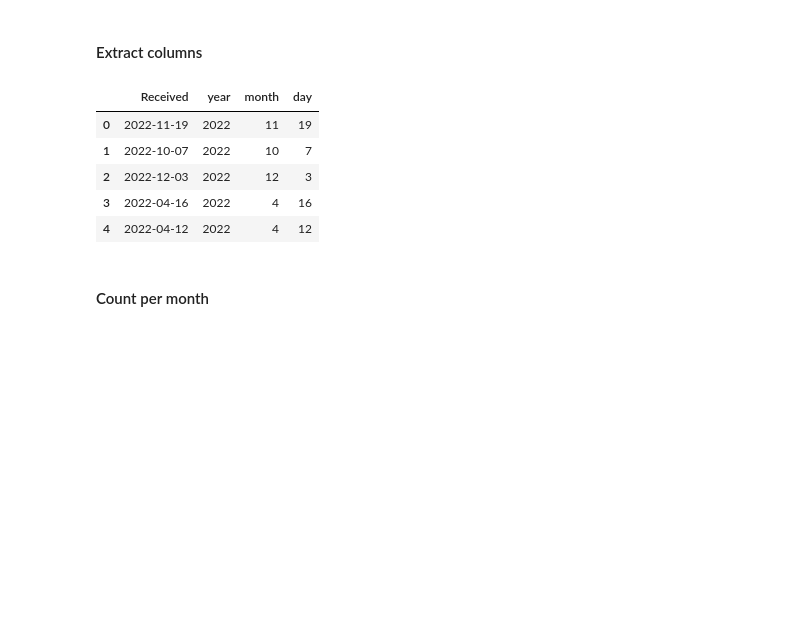
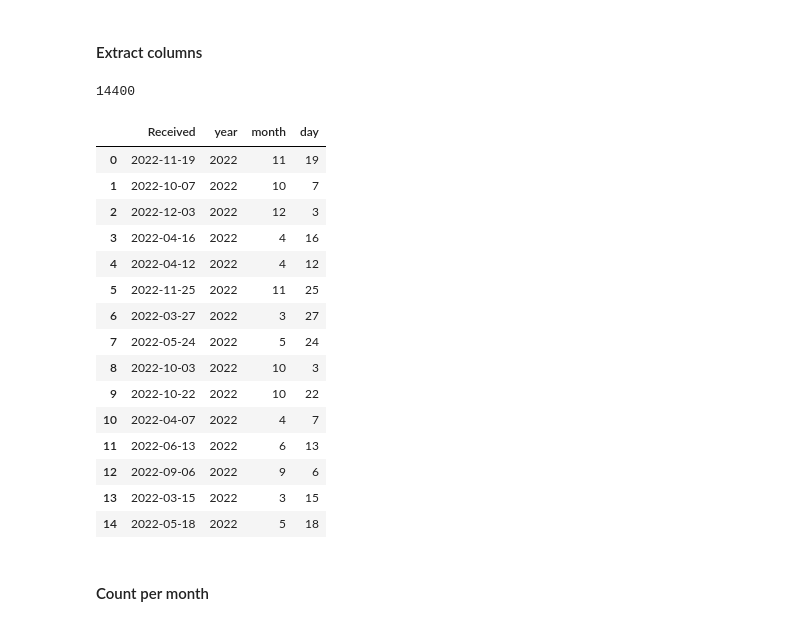
Before and after one commit to samverh/scrape-springer, a Jupyter notebook: visualization.ipynb, the cells around one changed output. Drawn from its saved outputs; the diff is of its cells as text; code cells hidden in the pictures; blank space fills up the shorter version.

```diff
--- a/visualization.ipynb
+++ b/visualization.ipynb
@@ -99,20 +101,32 @@ len(df_accepted[(df_accepted.year == 2019)])
 # %%
 # load
 df_received = pd.read_csv("data/df_received_50_all_keyword_depression.csv")
 df_received["Received"] = pd.to_datetime(df_received["Received"])
 
 # extract columns
 df_received["year"] = df_received["Received"].dt.year
 df_received["month"] = df_received["Received"].dt.month
 df_received["day"] = df_received["Received"].dt.day
-df_received.head()
+print(df_received.shape[0])
+df_received.head(15)
 # %% [output]
+14400
 |  | Received | year | month | day |
 | 0 | 2022-11-19 | 2022 | 11 | 19 |
 | 1 | 2022-10-07 | 2022 | 10 | 7 |
 | 2 | 2022-12-03 | 2022 | 12 | 3 |
 | 3 | 2022-04-16 | 2022 | 4 | 16 |
 | 4 | 2022-04-12 | 2022 | 4 | 12 |
+| 5 | 2022-11-25 | 2022 | 11 | 25 |
+| 6 | 2022-03-27 | 2022 | 3 | 27 |
+| 7 | 2022-05-24 | 2022 | 5 | 24 |
+| 8 | 2022-10-03 | 2022 | 10 | 3 |
+| 9 | 2022-10-22 | 2022 | 10 | 22 |
+| 10 | 2022-04-07 | 2022 | 4 | 7 |
+| 11 | 2022-06-13 | 2022 | 6 | 13 |
+| 12 | 2022-09-06 | 2022 | 9 | 6 |
+| 13 | 2022-03-15 | 2022 | 3 | 15 |
+| 14 | 2022-05-18 | 2022 | 5 | 18 |
 # %% [markdown]
 #### Count per month
 # %%
```
Also changed, not shown: parts of 6 cells of this notebook.
